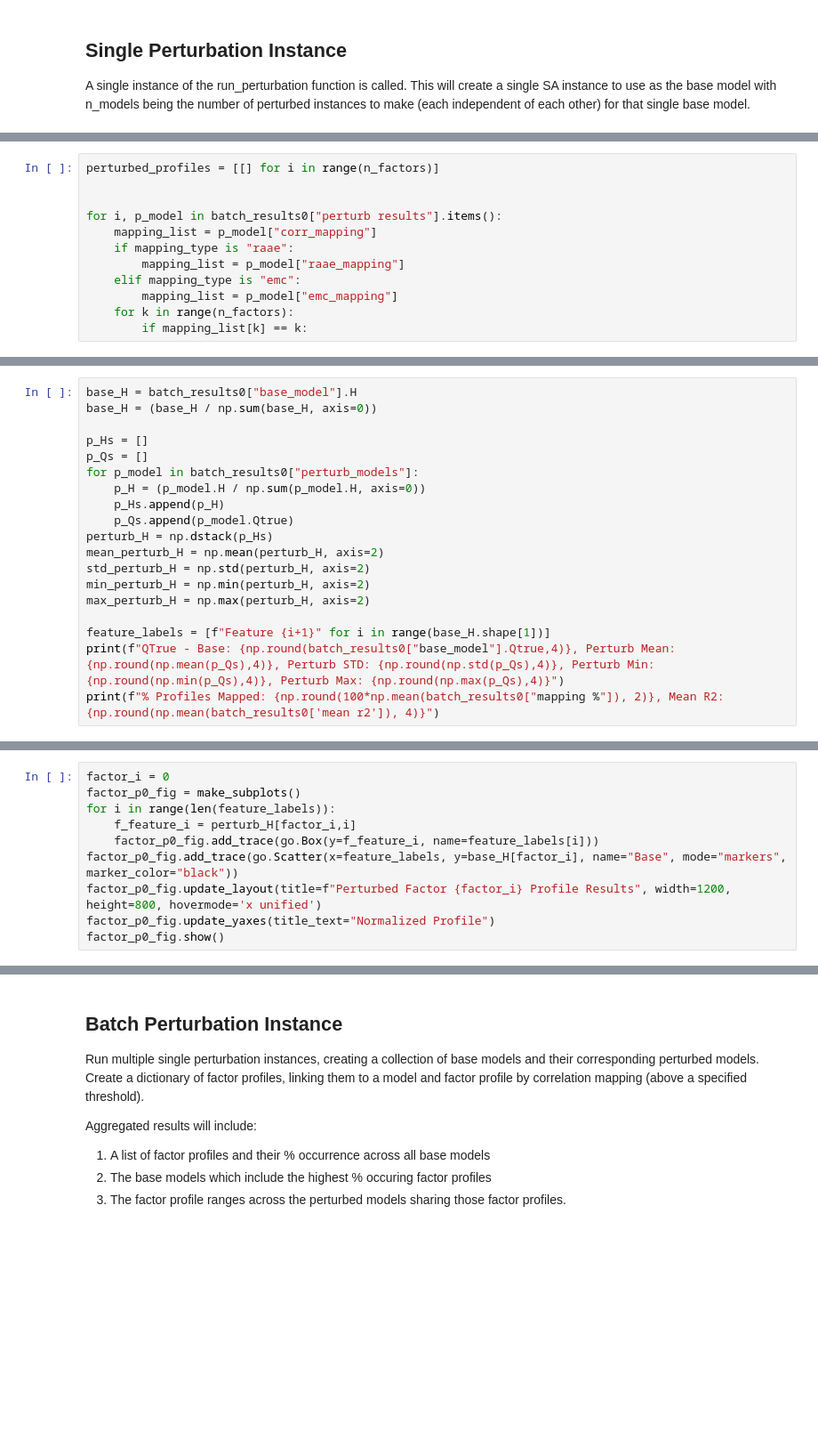
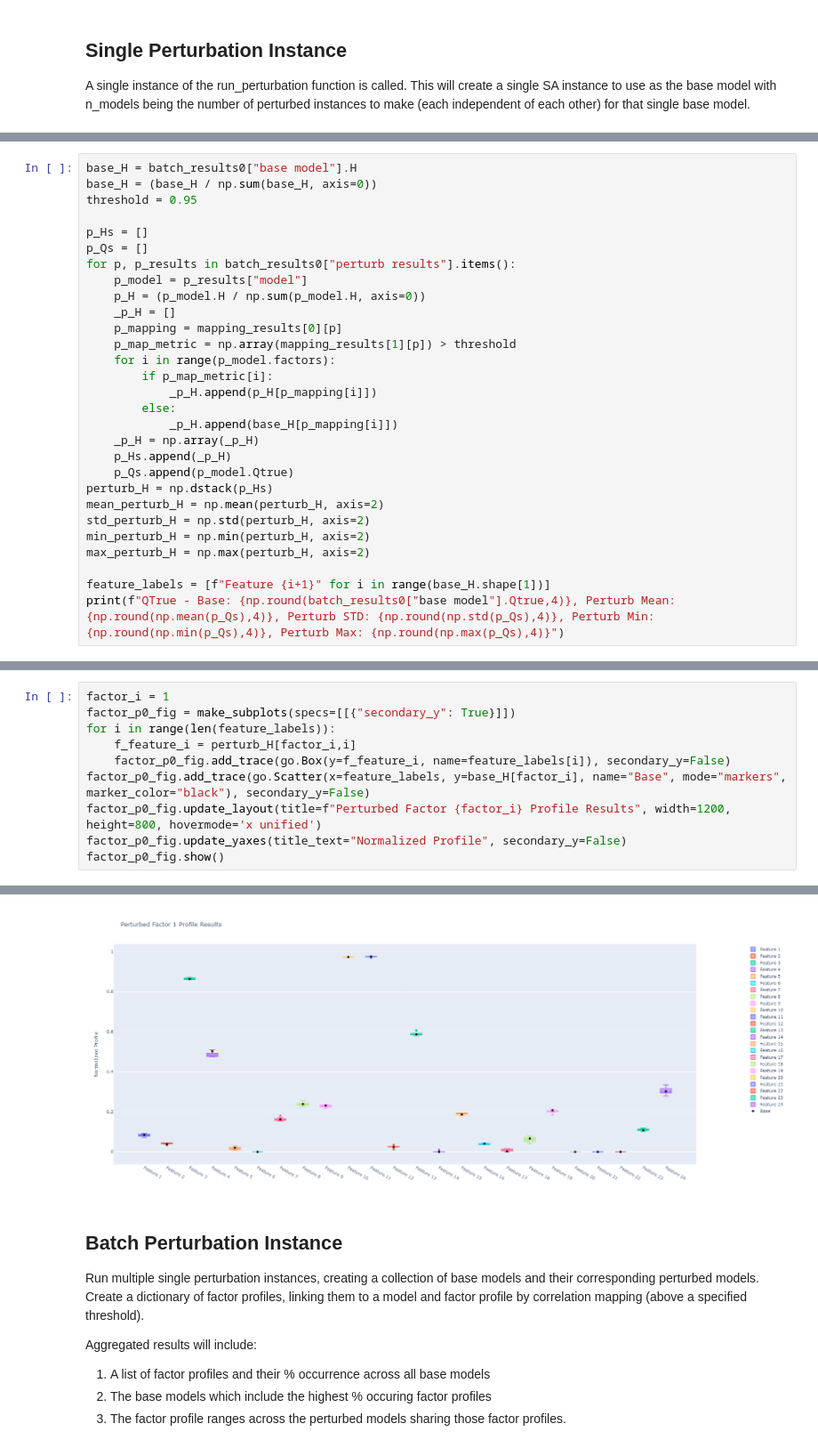
Before and after one commit to quanted/esat, a Jupyter notebook: notebooks/epa_esat_uncertainty-perturbation-workflow.ipynb, the cells around one changed output, grey strips where cells are left out. Shown: that part at 89% size. Drawn from its saved outputs; the diff is of its cells as text; blank space fills up the shorter version.

```diff
--- a/notebooks/epa_esat_uncertainty-perturbation-workflow.ipynb
+++ b/notebooks/epa_esat_uncertainty-perturbation-workflow.ipynb
@@ -407,12 +404,0 @@ mapping_results
-# %%
-perturbed_profiles = [[] for i in range(n_factors)]
-
-
-for i, p_model in batch_results0["perturb results"].items():
-    mapping_list = p_model["corr_mapping"]
-    if mapping_type is "raae":
-        mapping_list = p_model["raae_mapping"]
-    elif mapping_type is "emc":
-        mapping_list = p_model["emc_mapping"]
-    for k in range(n_factors):
-        if mapping_list[k] == k:
@@ -419,12 +410,23 @@ for i, p_model in batch_results0["perturb results"].items():
 # %%
-base_H = batch_results0["base_model"].H
+base_H = batch_results0["base model"].H
 base_H = (base_H / np.sum(base_H, axis=0))
+threshold = 0.95
 
 p_Hs = []
 p_Qs = []
-for p_model in batch_results0["perturb_models"]:
+for p, p_results in batch_results0["perturb results"].items():
+    p_model = p_results["model"]
     p_H = (p_model.H / np.sum(p_model.H, axis=0))
-    p_Hs.append(p_H)
+    _p_H = []
+    p_mapping = mapping_results[0][p]
+    p_map_metric = np.array(mapping_results[1][p]) > threshold
+    for i in range(p_model.factors):
+        if p_map_metric[i]:
+            _p_H.append(p_H[p_mapping[i]])
+        else:
+            _p_H.append(base_H[p_mapping[i]])
+    _p_H = np.array(_p_H)
+    p_Hs.append(_p_H)
     p_Qs.append(p_model.Qtrue)
 perturb_H = np.dstack(p_Hs)
 mean_perturb_H = np.mean(perturb_H, axis=2)
@@ -433,6 +435,5 @@ min_perturb_H = np.min(perturb_H, axis=2)
 max_perturb_H = np.max(perturb_H, axis=2)
 
 feature_labels = [f"Feature {i+1}" for i in range(base_H.shape[1])]
-print(f"QTrue - Base: {np.round(batch_results0["base_model"].Qtrue,4)}, Perturb Mean: {np.round(np.mean(p_Qs),4)}, Perturb STD: {np.round(np.std(p_Qs),4)}, Perturb Min: {np.round(np.min(p_Qs),4)}, Perturb Max: {np.round(np.max(p_Qs),4)}")
-print(f"% Profiles Mapped: {np.round(100*np.mean(batch_results0["mapping %"]), 2)}, Mean R2: {np.round(np.mean(batch_results0['mean r2']), 4)}")
+print(f"QTrue - Base: {np.round(batch_results0["base model"].Qtrue,4)}, Perturb Mean: {np.round(np.mean(p_Qs),4)}, Perturb STD: {np.round(np.std(p_Qs),4)}, Perturb Min: {np.round(np.min(p_Qs),4)}, Perturb Max: {np.round(np.max(p_Qs),4)}")
 # %% [output]
@@ -477,11 +473,11 @@ batch_results0["base_wh"][0].shape
 # %%
-factor_i = 0
-factor_p0_fig = make_subplots()
+factor_i = 1
+factor_p0_fig = make_subplots(specs=[[{"secondary_y": True}]])
 for i in range(len(feature_labels)):
     f_feature_i = perturb_H[factor_i,i]
-    factor_p0_fig.add_trace(go.Box(y=f_feature_i, name=feature_labels[i]))
-factor_p0_fig.add_trace(go.Scatter(x=feature_labels, y=base_H[factor_i], name="Base", mode="markers", marker_color="black"))
+    factor_p0_fig.add_trace(go.Box(y=f_feature_i, name=feature_labels[i]), secondary_y=False)
+factor_p0_fig.add_trace(go.Scatter(x=feature_labels, y=base_H[factor_i], name="Base", mode="markers", marker_color="black"), secondary_y=False)
 factor_p0_fig.update_layout(title=f"Perturbed Factor {factor_i} Profile Results", width=1200, height=800, hovermode='x unified')
-factor_p0_fig.update_yaxes(title_text="Normalized Profile")
+factor_p0_fig.update_yaxes(title_text="Normalized Profile", secondary_y=False)
 factor_p0_fig.show()
 # %% [output]
@@ -490,3 +484,4 @@ factor_p0_fig.show()
+[figure, added]
 # %% [markdown]
 ## Batch Perturbation Instance
 
```
Also changed, not shown: parts of 26 cells of this notebook.
